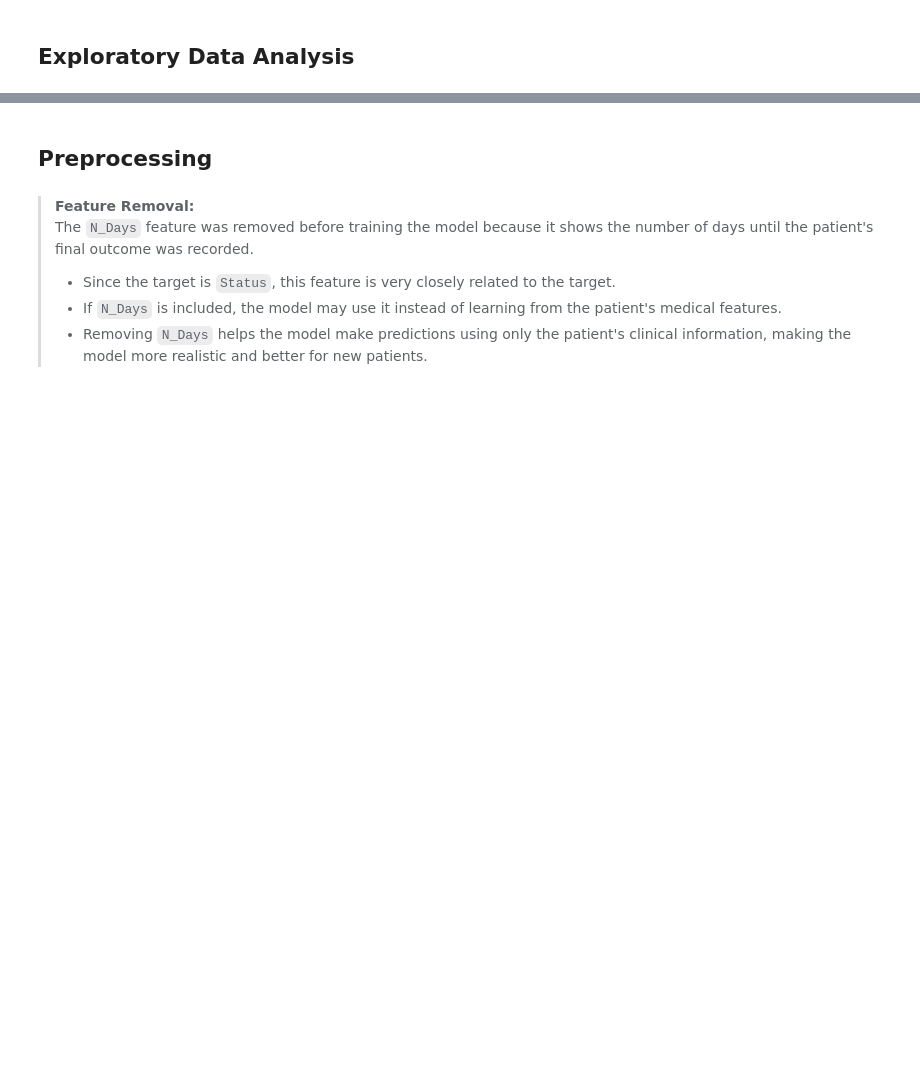
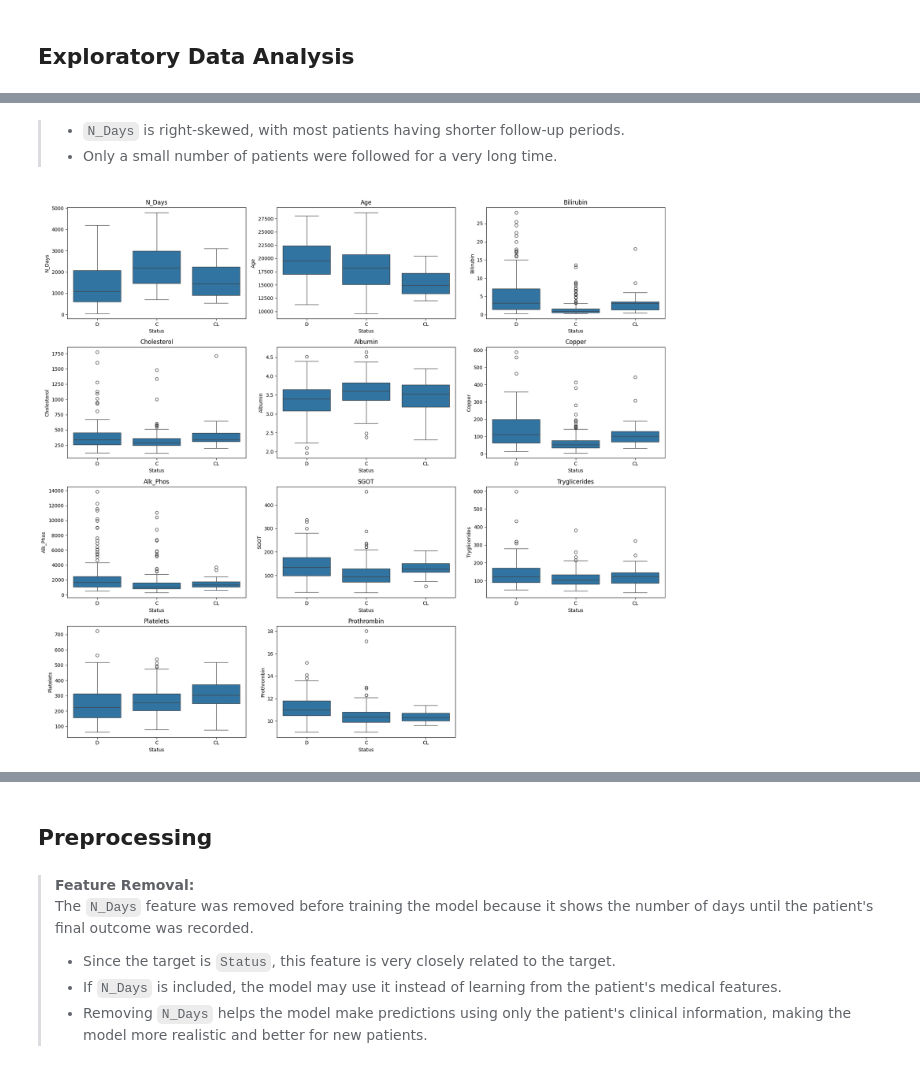
Before and after one commit to swirita/Cirrhosis-Prediction, a Jupyter notebook: Cirrhosis_Prediction.ipynb, the cells around one changed output, grey strips where cells are left out. Drawn from its saved outputs; the diff is of its cells as text; code cells hidden in the pictures; blank space fills up the shorter version.

```diff
--- a/Cirrhosis_Prediction.ipynb
+++ b/Cirrhosis_Prediction.ipynb
@@ -392,0 +439,26 @@ ax.set_title("Correlation Heatmap");
+# %% [markdown]
+> - `N_Days` is right-skewed, with most patients having shorter follow-up periods.
+> - Only a small number of patients were followed for a very long time.
+# %%
+fig, axes = plt.subplots(4, 3, figsize=(18, 16))
+axes = axes.flatten()
+
+for i, col in enumerate(numerical_cols):
+
+    sns.boxplot(
+        data=df,
+        x='Status',
+        y=col,
+        ax=axes[i]
+    )
+
+    axes[i].set_title(col)
+
+# Remove unused subplots
+for j in range(len(numerical_cols), len(axes)):
+    fig.delaxes(axes[j])
+
+plt.tight_layout()
+plt.show()
+# %% [output]
+[figure, added]
```
Also changed, not shown: parts of 19 cells of this notebook.
